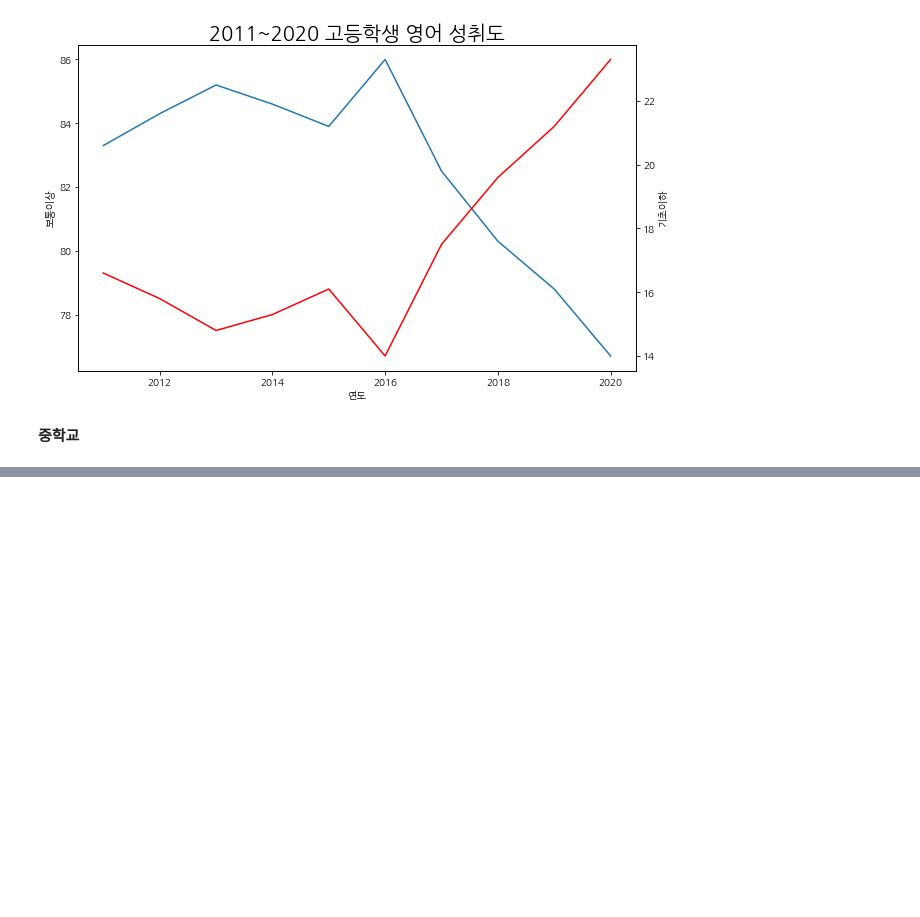
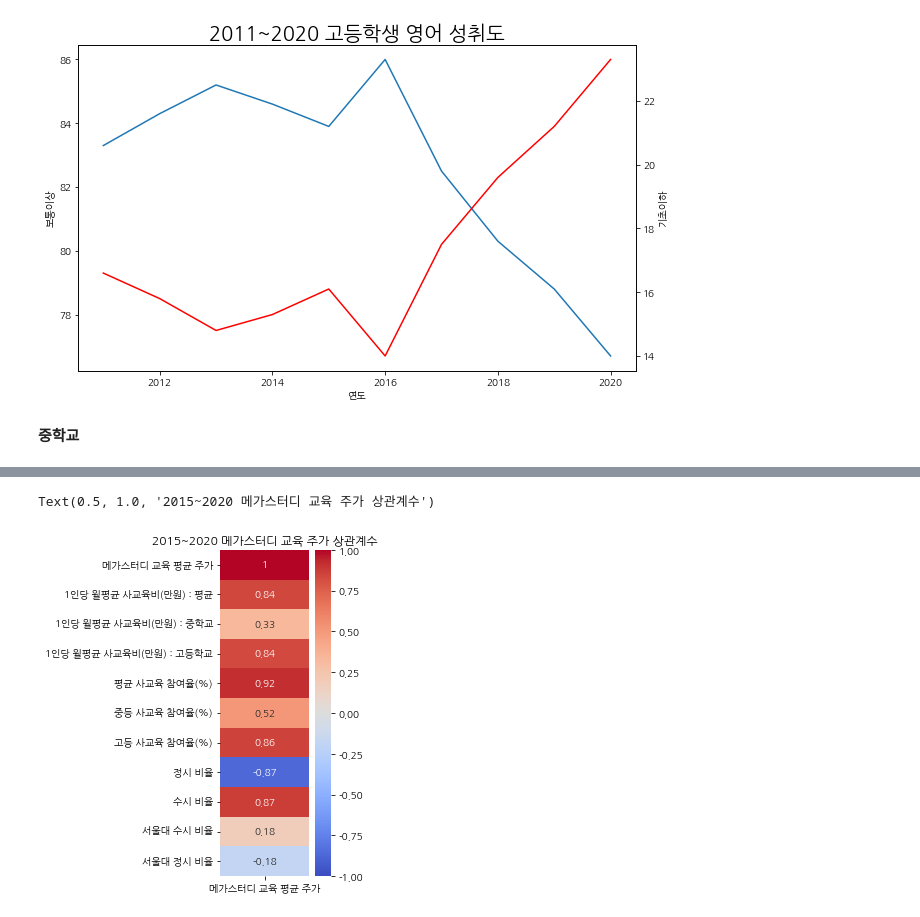
Before and after one commit to moonstar97/Structure, a Jupyter notebook: 가설5번_EDA_합본용 편집.ipynb, the cells around one changed output, grey strips where cells are left out. Drawn from its saved outputs; the diff is of its cells as text; code cells hidden in the pictures; blank space fills up the shorter version.

```diff
--- a/가설5번_EDA_합본용 편집.ipynb
+++ b/가설5번_EDA_합본용 편집.ipynb
@@ -478,0 +444,4 @@ Text(0.5, 1.0, '영어 수학 과목과 수시정시, 사교육의 상관관계'
+# %%
+megastudy_edu = fdr.DataReader("215200").reset_index()
+megastudy_edu = megastudy_edu[megastudy_edu['Open'] != 0]
+megastudy_edu
@@ -478,0 +473,17 @@ Text(0.5, 1.0, '영어 수학 과목과 수시정시, 사교육의 상관관계'
+# %%
+megastudy_edu_mean = pd.DataFrame(data=range(2015,2021), columns=['연도'])
+megastudy_edu_mean['메가스터디 교육 평균 주가'] = 0
+
+for i, v in enumerate(megastudy_edu_mean['연도']):
+    megastudy_edu_mean.loc[i, '메가스터디 교육 평균 주가'] = round(
+        sum(megastudy_edu[megastudy_edu['Date'].dt.year == v]['Close']) / len(megastudy_edu[megastudy_edu['Date'].dt.year == v]['Close']))
+# %%
+megastudy_edu_analysis = pd.merge(megastudy_edu_mean, privat_edu_entrance,
+                                  left_on='연도', right_on=privat_edu_entrance.index).set_index('연도')
+
+plt.figure(figsize=(2, 6))
+sns.heatmap(megastudy_edu_analysis.corr()[['메가스터디 교육 평균 주가']], annot=True, cmap='coolwarm', vmin=-1, vmax=1)
+plt.title('2015~2020 메가스터디 교육 주가 상관계수', fontsize=12)
+# %% [output]
+Text(0.5, 1.0, '2015~2020 메가스터디 교육 주가 상관계수')
+[figure, added]
```
Also changed, not shown: parts of 14 cells of this notebook, 2 other files.
